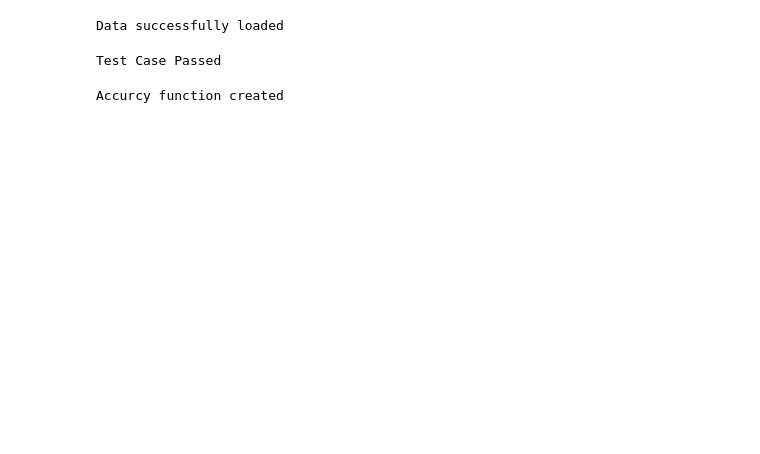
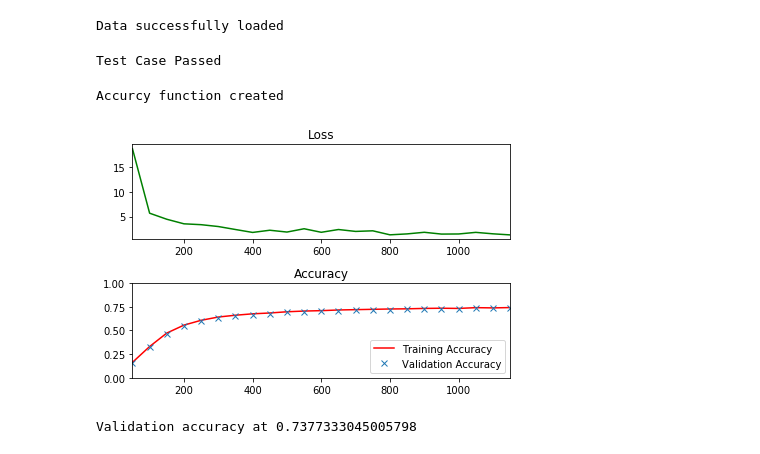
Before and after one commit to WolverineXR/TensorFlow---NotMNIST, a Jupyter notebook: TensorFlow - NotMNIST.ipynb, the cells around one changed output. Saved outputs shown, nothing was run; the diff lists cells and outputs as text; code cells hidden in the pictures; blank space fills up the shorter version.

Commit message:
Improving testing accuracy

```diff
--- a/TensorFlow - NotMNIST.ipynb
+++ b/TensorFlow - NotMNIST.ipynb
@@ -143,3 +142,62 @@ accuracy = tf.reduce_mean(tf.cast(correct_prediction, tf.float32))
 print('Accurcy function created')
 # %% [output]
 Accurcy function created
+# %%
+batch_size = 128
+epochs = 1
+learning_rate = 0.1
+
+# Optimizer
+optimizer = tf.train.GradientDescentOptimizer(learning_rate).minimize(loss)
+
+validation_accuracy = 0.0
+
+log_batch_step = 50
+batches = []
+loss_batch = []
+train_acc_batch = []
+valid_acc_batch = []
+
+with tf.Session() as sess:
+    sess.run(init)
+    batch_count = int(math.ceil(len(train_features)/batch_size))
+
+    for e in range(epochs):
+        batches_pbar = tqdm(range(batch_count), desc='Epoch {:>2}/{}'.format(e+1, epochs), unit='batches')
+        for batch in batches_pbar:
+            batch_start = batch*batch_size
+            batch_features = train_features[batch_start:batch_start+batch_size]
+            batch_labels = train_labels[batch_start:batch_start+batch_size]
+            _,l = sess.run(
+                [optimizer, loss],
+                feed_dict = {features: batch_features, labels: batch_labels})
+            if not batch % log_batch_step:
+                train_acc = sess.run(accuracy, feed_dict=train_feed_dict)
+                valid_acc = sess.run(accuracy, feed_dict=valid_feed_dict)
+
+                # log batches
+                previous_batch = batches[-1] if batches else 0
+                batches.append(log_batch_step + previous_batch)
+                loss_batch.append(l)
+                train_acc_batch.append(train_acc)
+                valid_acc_batch.append(valid_acc)
+        validation_accuracy = sess.run(accuracy, feed_dict=valid_feed_dict)
+
+loss_plot = plt.subplot(211)
+loss_plot.set_title('Loss')
+loss_plot.plot(batches, loss_batch, 'g')
+loss_plot.set_xlim(batches[0], batches[-1])
+acc_plot = plt.subplot(212)
+acc_plot.set_title('Accuracy')
+acc_plot.plot(batches, train_acc_batch, 'r', label='Training Accuracy')
+acc_plot.plot(batches, valid_acc_batch, 'x', label='Validation Accuracy')
+acc_plot.set_ylim([0, 1.0])
+acc_plot.set_xlim([batches[0], batches[-1]])
+acc_plot.legend(loc=4)
+plt.tight_layout()
+plt.show()
+
+print('Validation accuracy at {}'.format(validation_accuracy))
+# %% [output]
+[figure, added]
+Validation accuracy at 0.7377333045005798
```
Also changed, not shown: parts of 2 cells of this notebook.
